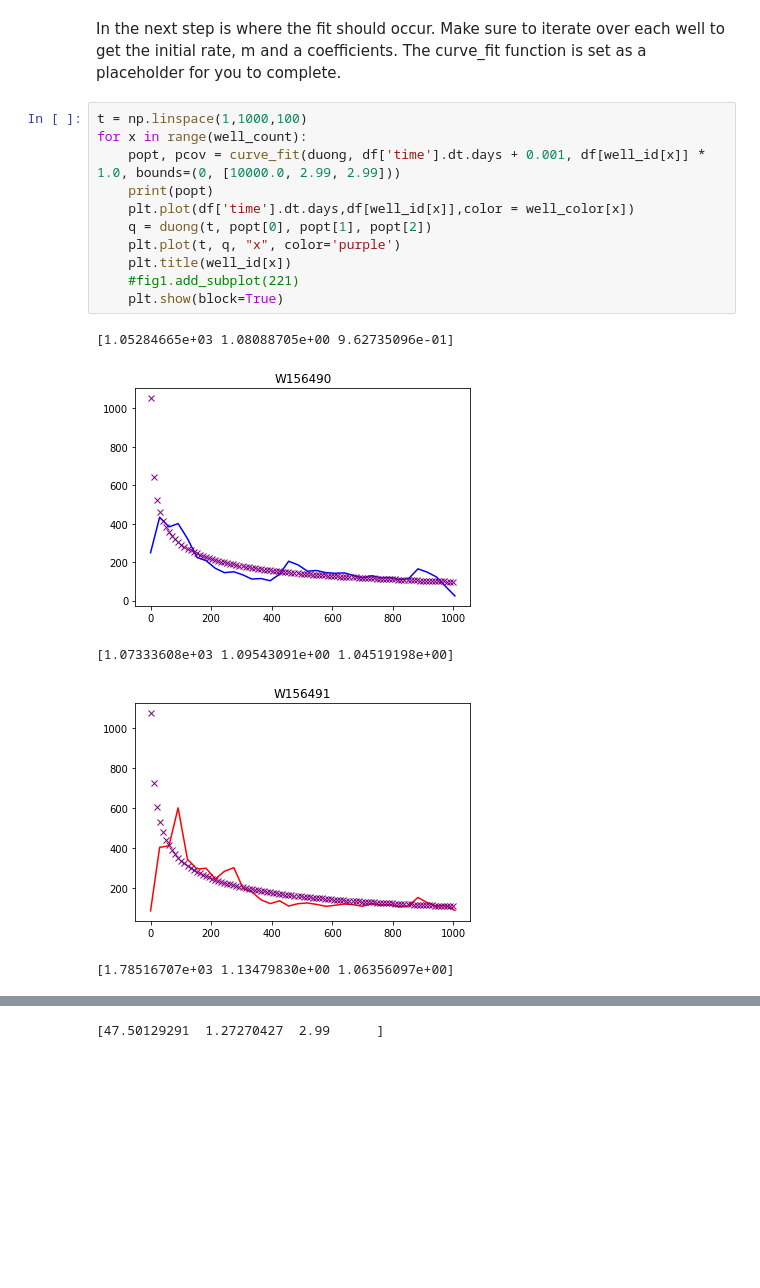
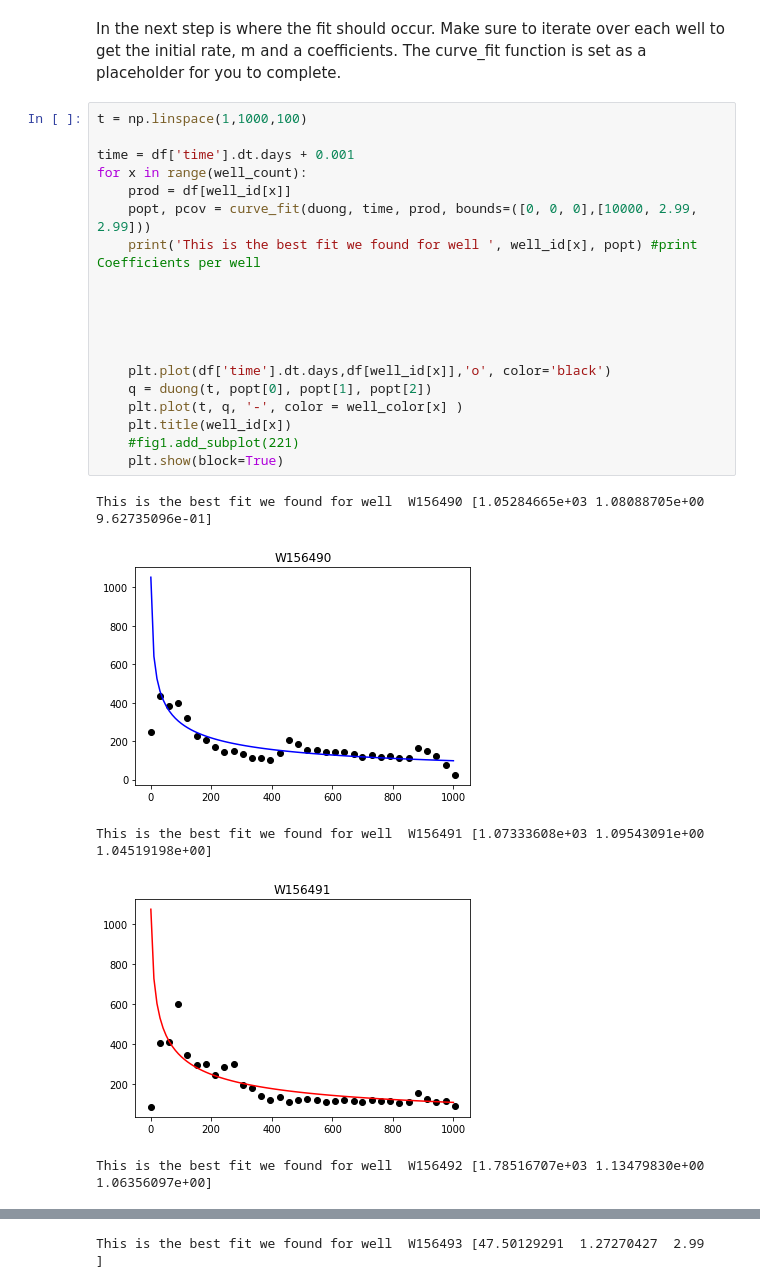
Before and after one commit to orkahub/PEG_Python, a Jupyter notebook: DCA/dca_multiwell_instructor.ipynb, the cells around one changed output, grey strips where cells are left out. Drawn from its saved outputs; the diff is of its cells as text; blank space fills up the shorter version.

Commit message:
Plot corrected

```diff
--- a/DCA/dca_multiwell_instructor.ipynb
+++ b/DCA/dca_multiwell_instructor.ipynb
@@ -47,18 +47,26 @@ print()
 In the next step is where the fit should occur. Make sure to iterate over each well to get the initial rate, m and a coefficients. The curve_fit function is set as a placeholder for you to complete.
 # %%
 t = np.linspace(1,1000,100)
+
+time = df['time'].dt.days + 0.001
 for x in range(well_count):
-    popt, pcov = curve_fit(duong, df['time'].dt.days + 0.001, df[well_id[x]] * 1.0, bounds=(0, [10000.0, 2.99, 2.99]))
-    print(popt)
-    plt.plot(df['time'].dt.days,df[well_id[x]],color = well_color[x])
+    prod = df[well_id[x]]
+    popt, pcov = curve_fit(duong, time, prod, bounds=([0, 0, 0],[10000, 2.99, 2.99]))
+    print('This is the best fit we found for well ', well_id[x], popt) #print Coefficients per well
+
+
+
+
+
+    plt.plot(df['time'].dt.days,df[well_id[x]],'o', color='black')
     q = duong(t, popt[0], popt[1], popt[2])
-    plt.plot(t, q, "x", color='purple')
+    plt.plot(t, q, '-', color = well_color[x] )
     plt.title(well_id[x])
     #fig1.add_subplot(221)
     plt.show(block=True)
 # %% [output]
-[1.05284665e+03 1.08088705e+00 9.62735096e-01]
+This is the best fit we found for well  W156490 [1.05284665e+03 1.08088705e+00 9.62735096e-01]
-[figure, old version]
+[figure, new version]
-[1.07333608e+03 1.09543091e+00 1.04519198e+00]
+This is the best fit we found for well  W156491 [1.07333608e+03 1.09543091e+00 1.04519198e+00]
-[figure, old version]
+[figure, new version]
-[1.78516707e+03 1.13479830e+00 1.06356097e+00]
+This is the best fit we found for well  W156492 [1.78516707e+03 1.13479830e+00 1.06356097e+00]
@@ -66 +74 @@ for x in range(well_count):
-[47.50129291  1.27270427  2.99      ]
+This is the best fit we found for well  W156493 [47.50129291  1.27270427  2.99      ]
```
Also changed, not shown: parts of 1 cell of this notebook.
